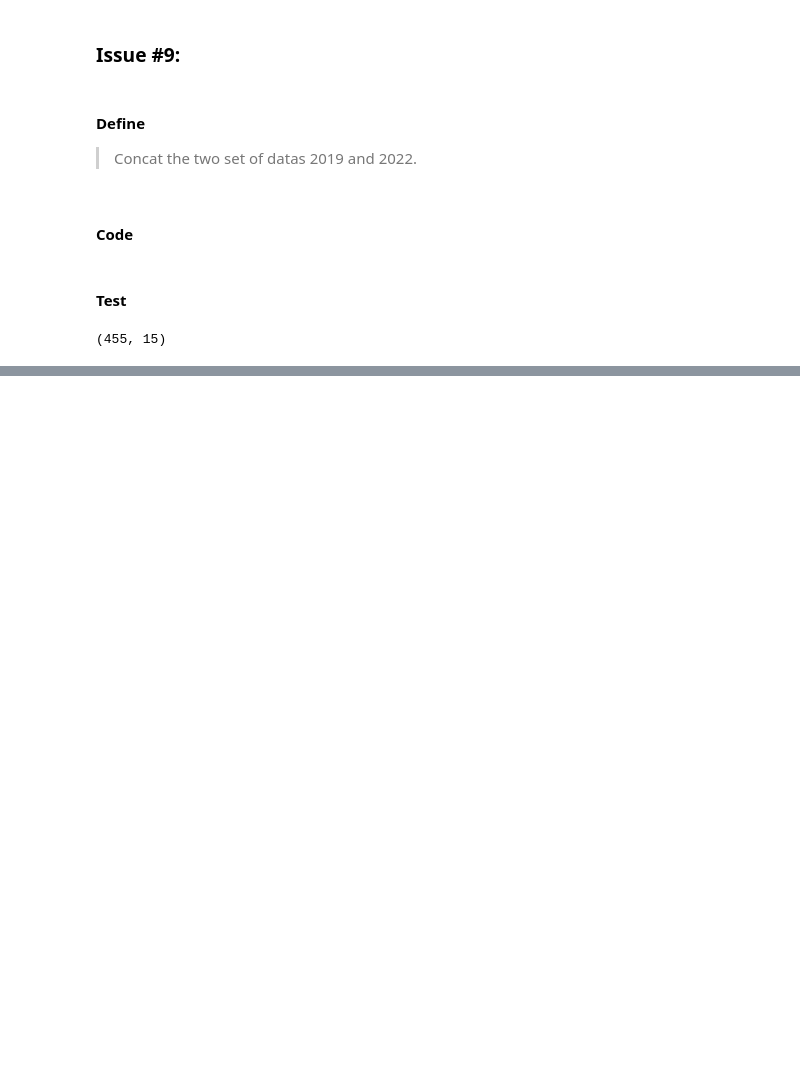
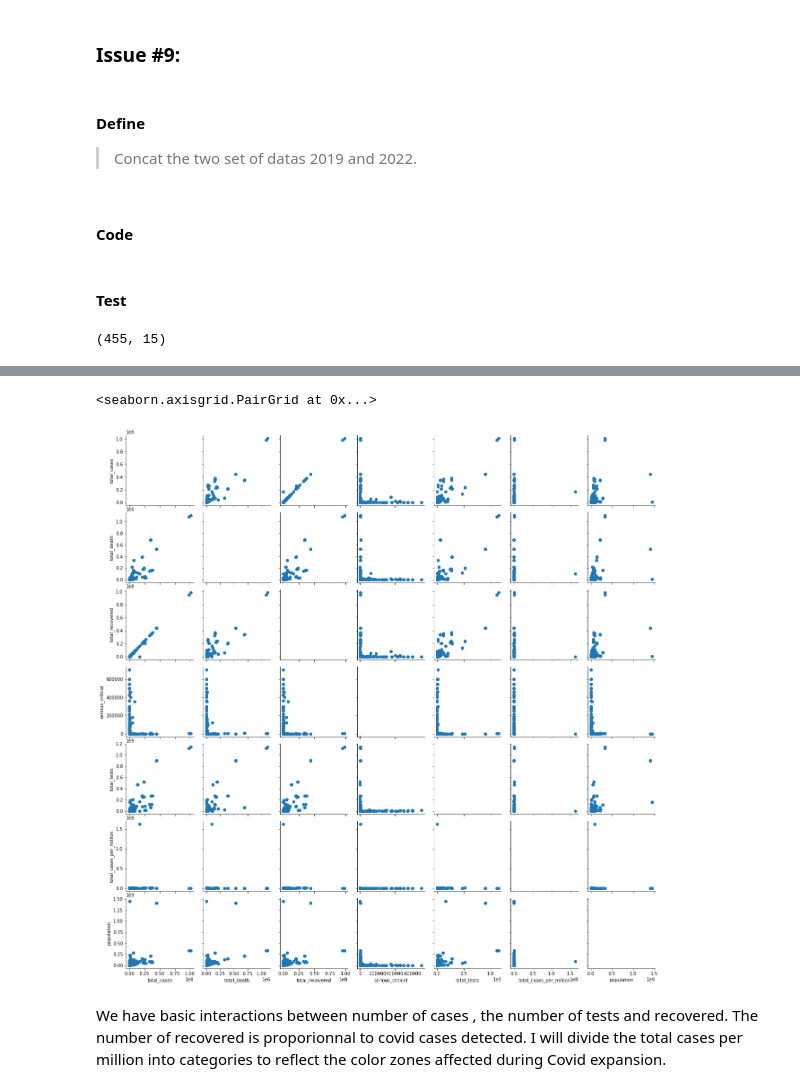
Before and after one commit to DATaxelBase/Coronavirus_dataset, a Jupyter notebook: Covid_19_part_I.ipynb, the cells around one changed output, grey strips where cells are left out. Drawn from its saved outputs; the diff is of its cells as text; code cells hidden in the pictures; blank space fills up the shorter version.

```diff
--- a/Covid_19_part_I.ipynb
+++ b/Covid_19_part_I.ipynb
@@ -761,0 +835,9 @@ df_final.to_csv('final_dataCov19.csv',index =False)
+# %%
+g = sb.PairGrid(data = df_final, vars = ['total_cases', 'total_death','total_recovered','serious_critical','total_tests','total_cases_per_million','population'])
+g = g.map_diag(plt.hist, bins = 100000);
+g.map_offdiag(plt.scatter)
+# %% [output]
+<seaborn.axisgrid.PairGrid at 0x...>
+[figure, added]
+# %% [markdown]
+We have basic interactions between number of cases , the number of tests and recovered. The number of recovered is proporionnal to covid cases detected. I will divide the total cases per million into categories to reflect the color zones affected during Covid expansion.
```
Also changed, not shown: parts of 33 cells of this notebook.
